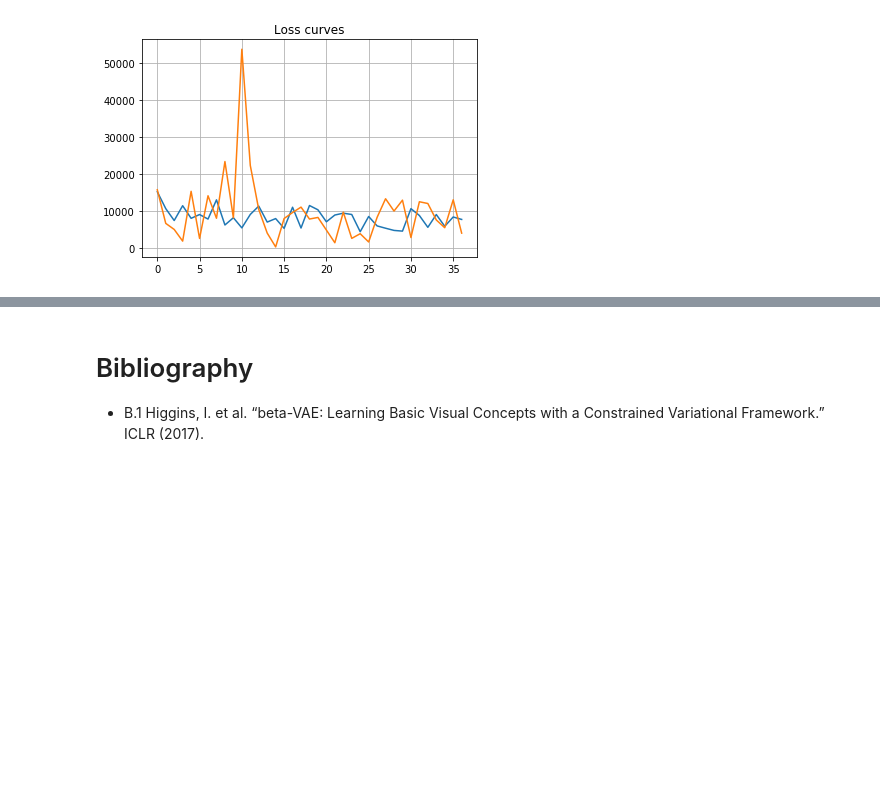
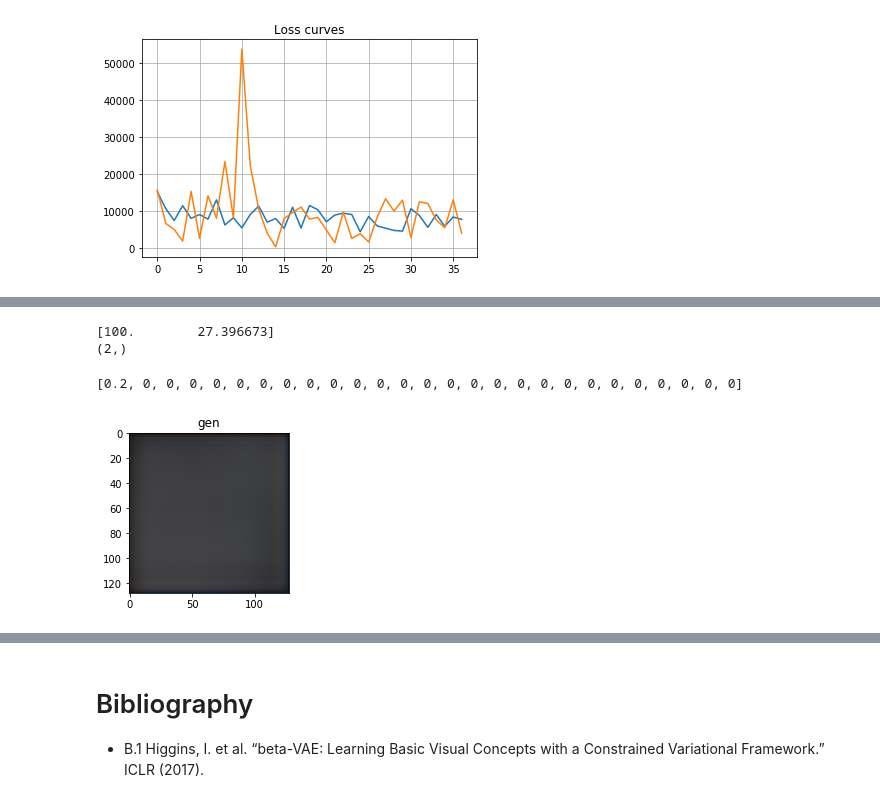
Before and after one commit to ParisNeo/Pokigen, a Jupyter notebook: notebooks/Pokigen_Notebook.ipynb, the cells around one changed output, grey strips where cells are left out. Drawn from its saved outputs; the diff is of its cells as text; code cells hidden in the pictures; blank space fills up the shorter version.

```diff
--- a/notebooks/Pokigen_Notebook.ipynb
+++ b/notebooks/Pokigen_Notebook.ipynb
@@ -166,0 +194,16 @@ ValueError: x and y must be the same size
+# %%
+U,s,vh = svd(encoded)
+selection=s/s.max()*100
+print(selection[selection>10])
+print(selection[selection>10].shape)
+# %% [output]
+[100.        27.396673]
+(2,)
+# %%
+a = [0.2]+[0]*(latent_dim_size-1)
+print(a)
+img = cnnbvae.decoder.predict(np.array(np.reshape(a,(1,latent_dim_size))))
+show_photos(img, ["gen"])
+# %% [output]
+[0.2, 0, 0, 0, 0, 0, 0, 0, 0, 0, 0, 0, 0, 0, 0, 0, 0, 0, 0, 0, 0, 0, 0, 0, 0, 0, 0]
+[figure, added]
```
Also changed, not shown: parts of 16 cells of this notebook, 5 other files.
